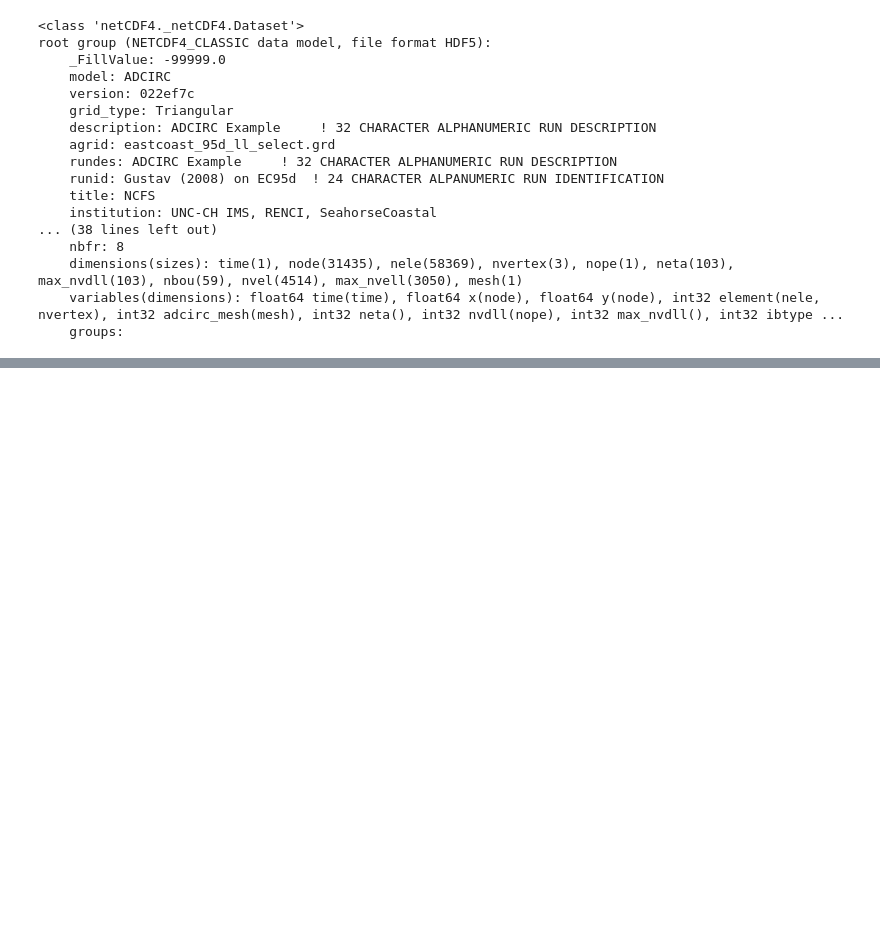
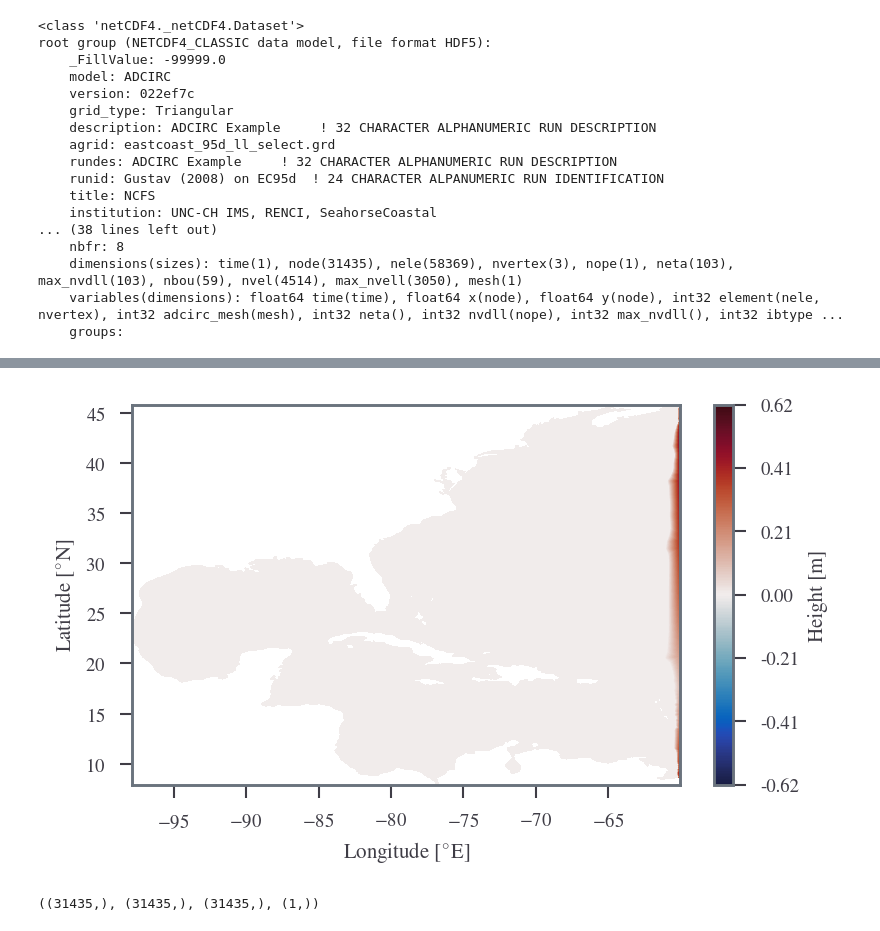
Before and after one commit to sdat2/PotentialHeight, a Jupyter notebook: ipynb/f63.ipynb, the cells around one changed output, grey strips where cells are left out. Cells and saved outputs as stored; diff of their text form; code cells hidden in the pictures; blank space fills up the shorter version.

```diff
--- a/ipynb/f63.ipynb
+++ b/ipynb/f63.ipynb
@@ -86,0 +169,34 @@ ValueError: cannot find dimension neta in this group or parent groups
+# %%
+import pandas
+
+
+def plot_levels(ds) -> False:
+    vmin, vmax = lim(ds.zeta.values, percentile=0, balance=True)
+    vmin, vmax = np.min([-vmax, vmin]), np.max([-vmin, vmax])
+    levels = np.linspace(vmin, vmax, num=400)
+    cbar_levels = np.linspace(vmin, vmax, num=7)
+
+    plt.tricontourf(
+        ds.lon.values,
+        ds.lat.values,
+        ds.element.values - 1,
+        np.nan_to_num(ds.zeta.values),
+        vmin=vmin,
+        vmax=vmax,
+        levels=levels,
+        cmap="cmo.balance",
+    )
+    cbar = plt.colorbar(label="Height [m]")
+    cbar.set_ticks(cbar_levels)
+    cbar.set_ticklabels(["{:.2f}".format(x) for x in cbar_levels.tolist()])
+
+    plt.xlabel("Longitude [$^{\circ}$E]")
+    plt.ylabel("Latitude [$^{\circ}$N]")
+    if False:
+        time = ds.isel(time=num).time.values
+        ts = pd.to_datetime(str(time))
+        lt.title(ts.strftime("%Y-%m-%d  %H:%M"))
+# %%
+plot_levels(maxele_ds.rename_vars({"zeta_max": "zeta", "x": "lon", "y": "lat"}))
+# %% [output]
+[figure, added]
@@ -86,0 +205,4 @@ ValueError: cannot find dimension neta in this group or parent groups
+# %%
+mds.zeta.values.shape, mds.lon.values.shape, mds.lat.values.shape, mds.adcirc_mesh.values.shape,
+# %% [output]
+((31435,), (31435,), (31435,), (1,))
```
Also changed, not shown: parts of 31 cells of this notebook, 4 other files.
